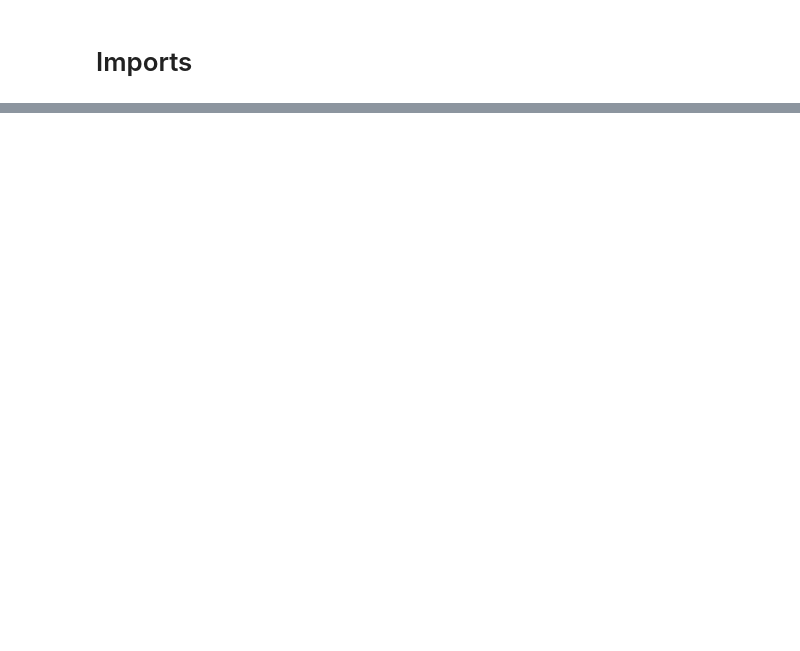
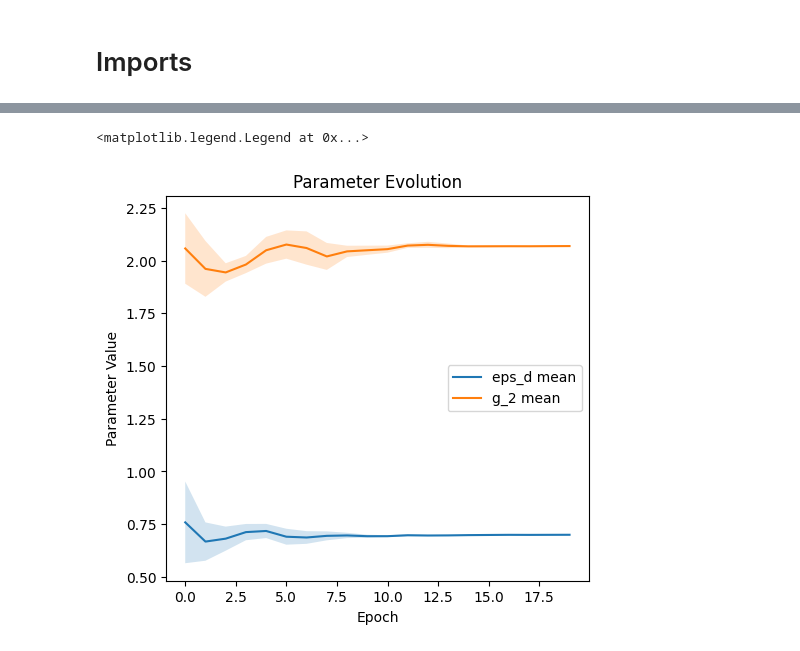
Before and after one commit to AXork99/alice-bob-eth-quantum-hackathon-2026, a Jupyter notebook: challenge_draft1.ipynb, the cells around one changed output, grey strips where cells are left out. Saved outputs shown, nothing was run; the diff lists cells and outputs as text; code cells hidden in the pictures; blank space fills up the shorter version.

```diff
--- a/challenge_draft1.ipynb
+++ b/challenge_draft1.ipynb
@@ -301,0 +298,29 @@ for epoch in range(N_EPOCHS):
+# %%
+# Plotting results
+mean_history = jnp.array(mean_history)
+std_history = jnp.array(std_history)
+reward_history = jnp.array(reward_history)
+reward_std_history = jnp.array(reward_std_history)
+plt.figure(figsize=(12, 5))
+plt.subplot(1, 2, 1)
+plt.title("Parameter Evolution")
+plt.plot(mean_history[:, 0], label="eps_d mean")
+plt.plot(mean_history[:, 1], label="g_2 mean")
+plt.fill_between(
+    jnp.arange(N_EPOCHS),
+    mean_history[:, 0] - std_history[:, 0],
+    mean_history[:, 0] + std_history[:, 0],
+    alpha=0.2
+)
+plt.fill_between(
+    jnp.arange(N_EPOCHS),
+    mean_history[:, 1] - std_history[:, 1],
+    mean_history[:, 1] + std_history[:, 1],
+    alpha=0.2
+)
+plt.xlabel("Epoch")
+plt.ylabel("Parameter Value")
+plt.legend()
+# %% [output]
+<matplotlib.legend.Legend at 0x...>
+[figure, added]
```
Also changed, not shown: parts of 7 cells of this notebook.
